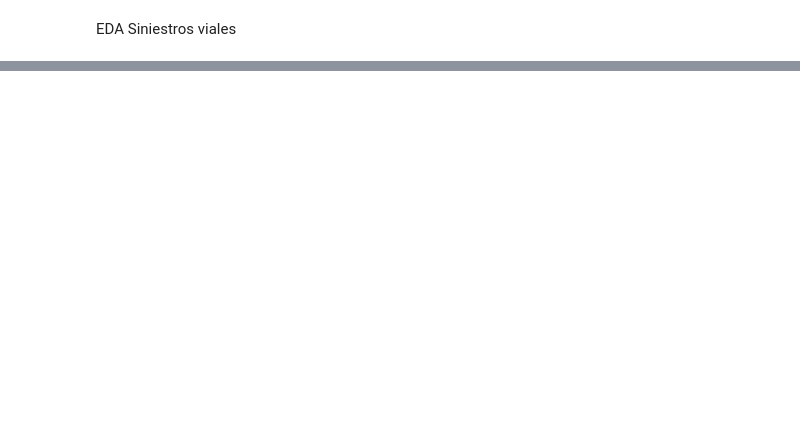
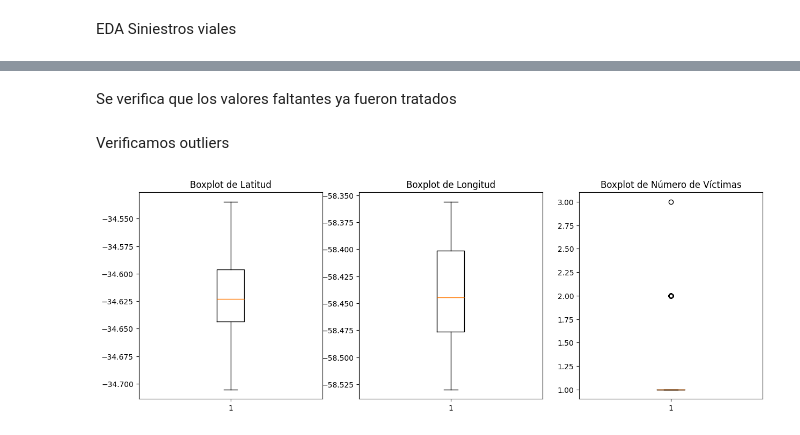
Before and after one commit to williamCastro32/Siniestros_Viales-, a Jupyter notebook: EDA/EDA.ipynb, the cells around one changed output, grey strips where cells are left out. Drawn from its saved outputs; the diff is of its cells as text; code cells hidden in the pictures; blank space fills up the shorter version.

```diff
--- a/EDA/EDA.ipynb
+++ b/EDA/EDA.ipynb
@@ -48,0 +75,2 @@ df_hechos.describe(include='all')
+# %%
+df_hechos.replace('SD', np.nan, inplace=True)
@@ -48,0 +96,23 @@ df_hechos.describe(include='all')
+# %% [markdown]
+Se verifica que los valores faltantes ya fueron tratados
+# %% [markdown]
+Verificamos outliers
+# %%
+# Graficar boxplots
+fig, axs = plt.subplots(1, 3, figsize=(15, 5))  # Crear una figura con 3 subgráficos en una fila
+
+# Boxplot para la columna de latitud
+axs[0].boxplot(df_hechos['LATITUD'])
+axs[0].set_title('Boxplot de Latitud')
+
+# Boxplot para la columna de longitud
+axs[1].boxplot(df_hechos['LONGITUD'])
+axs[1].set_title('Boxplot de Longitud')
+
+# Boxplot para la columna de número de víctimas
+axs[2].boxplot(df_hechos['N_VICTIMAS'])
+axs[2].set_title('Boxplot de Número de Víctimas')
+
+plt.show()
+# %% [output]
+[figure, added]
```
Also changed, not shown: parts of 40 cells of this notebook, 11 other files.
